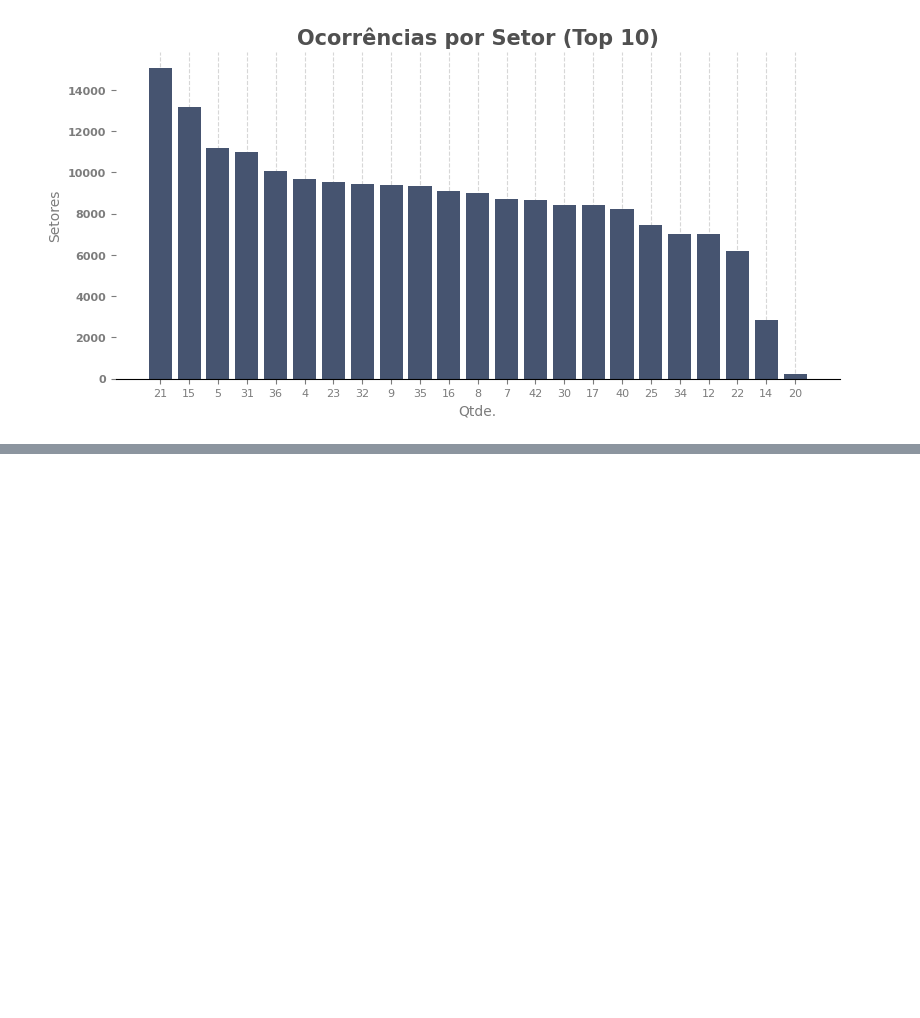
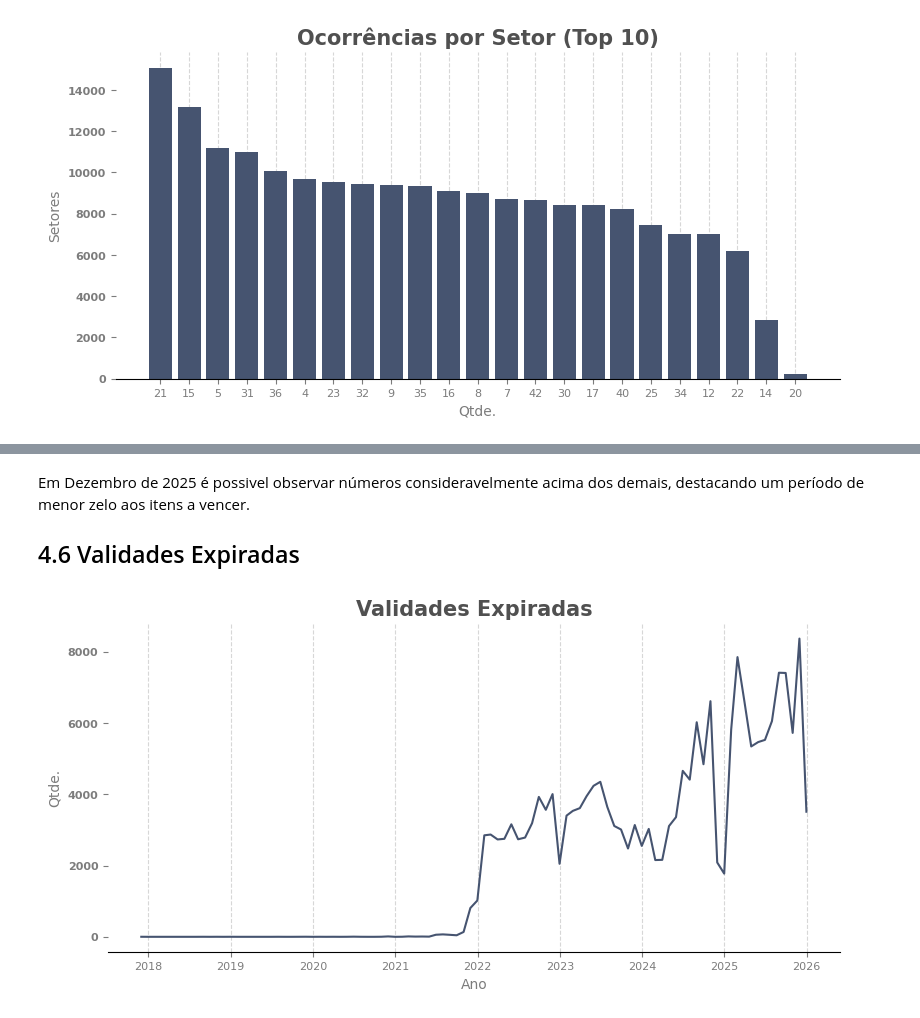
Before and after one commit to Marcos-Beck/Retail-Expiry-Data-Pipeline, a Jupyter notebook: notebooks/data_vis.ipynb, the cells around one changed output, grey strips where cells are left out. Cells and saved outputs as stored; diff of their text form; code cells hidden in the pictures; blank space fills up the shorter version.

```diff
--- a/notebooks/data_vis.ipynb
+++ b/notebooks/data_vis.ipynb
@@ -261,0 +255,36 @@ plt.show()
+# %% [markdown]
+Em Dezembro de 2025 é possivel observar números consideravelmente acima dos demais, destacando um período de menor zelo aos itens a vencer.
+
+## 4.6 Validades Expiradas
+# %%
+qntd = (                                              # define valores do grafico
+    df.set_index('VALIDADE')['QUANTIDADE']
+    .resample('M')
+    .sum()
+)
+
+fig, ax = plt.subplots()                                # var para definir parametros especificos do graf
+
+
+ax.plot(                                                # grafico
+    qntd.index,
+    qntd.values
+)
+ax.set(
+    title='Validades Expiradas',             # titulo
+    xlabel='Ano',                                     # titulo eixo x
+    ylabel='Qtde.'                                    # titulo eixo y
+)
+
+ax.set_yticklabels(
+    ax.get_yticklabels(),
+    fontweight = 'bold'                                 # fonte negrito info eixo y
+)
+
+ax.grid(False)                                         # desliga grid global
+ax.grid(axis='x')                                      # define grid local em x
+
+
+plt.show()
+# %% [output]
+[figure, added]
```
Also changed, not shown: parts of 9 cells of this notebook.
